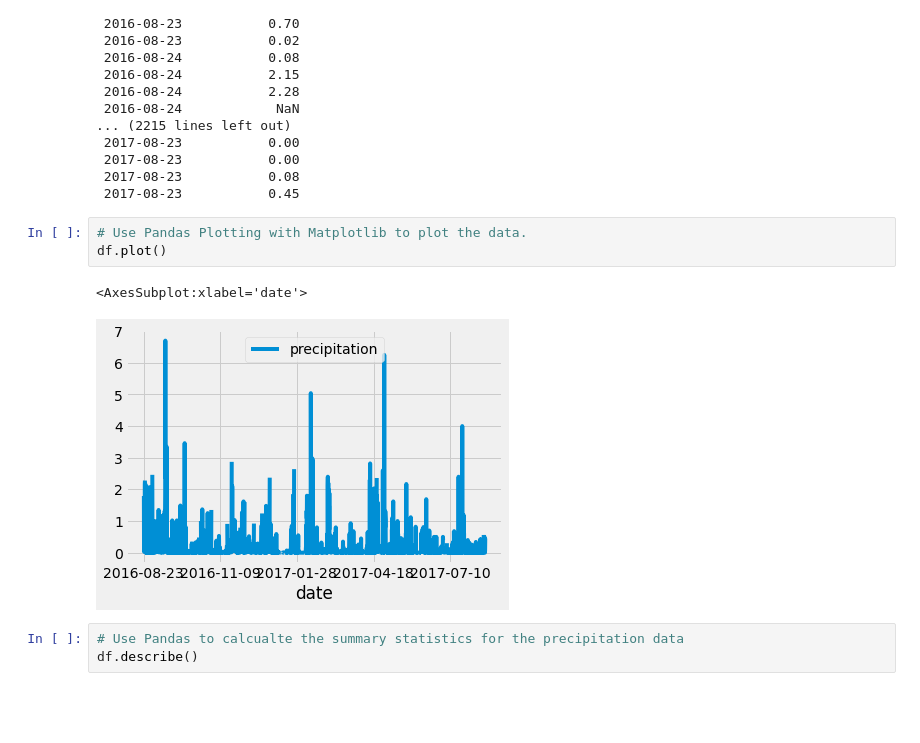
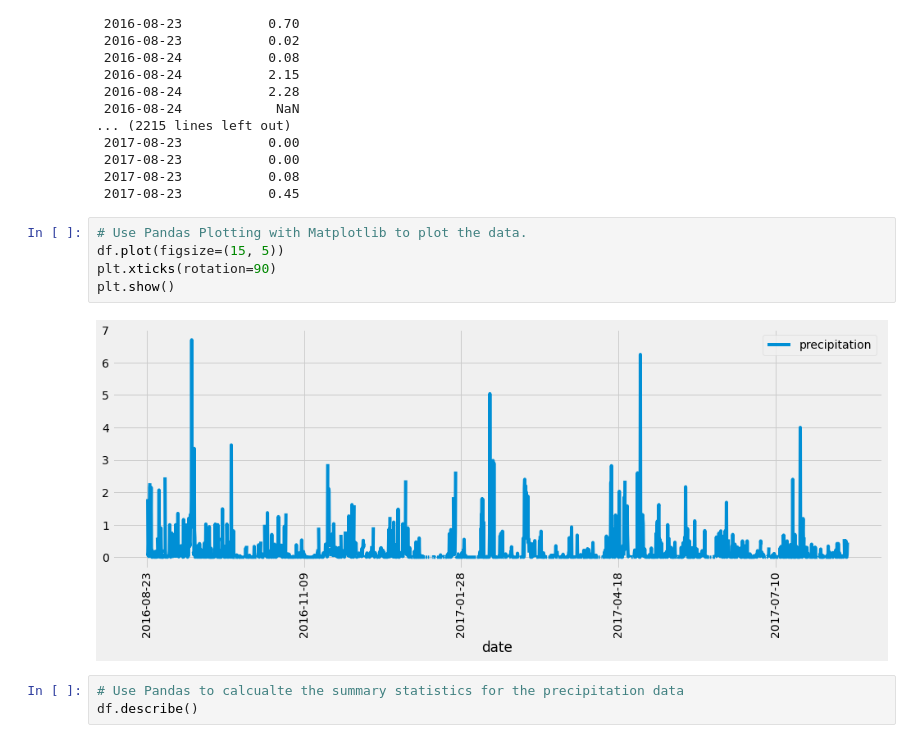
Before and after one commit to Lora-Borja/surfs_up, a Jupyter notebook: climate_analysis.ipynb, the cells around one changed output. Saved outputs shown, nothing was run; the diff lists cells and outputs as text; blank space fills up the shorter version.

```diff
--- a/climate_analysis.ipynb
+++ b/climate_analysis.ipynb
@@ -118,10 +118,11 @@ print(df.to_string(index=False))
  2017-08-23           0.45
 # %%
 # Use Pandas Plotting with Matplotlib to plot the data.
-df.plot()
+df.plot(figsize=(15, 5))
+plt.xticks(rotation=90)
+plt.show()
 # %% [output]
-<AxesSubplot:xlabel='date'>
-[figure, old version]
+[figure, new version]
 # %%
 # Use Pandas to calcualte the summary statistics for the precipitation data
 df.describe()
```
Also changed, not shown: parts of 6 cells of this notebook.
